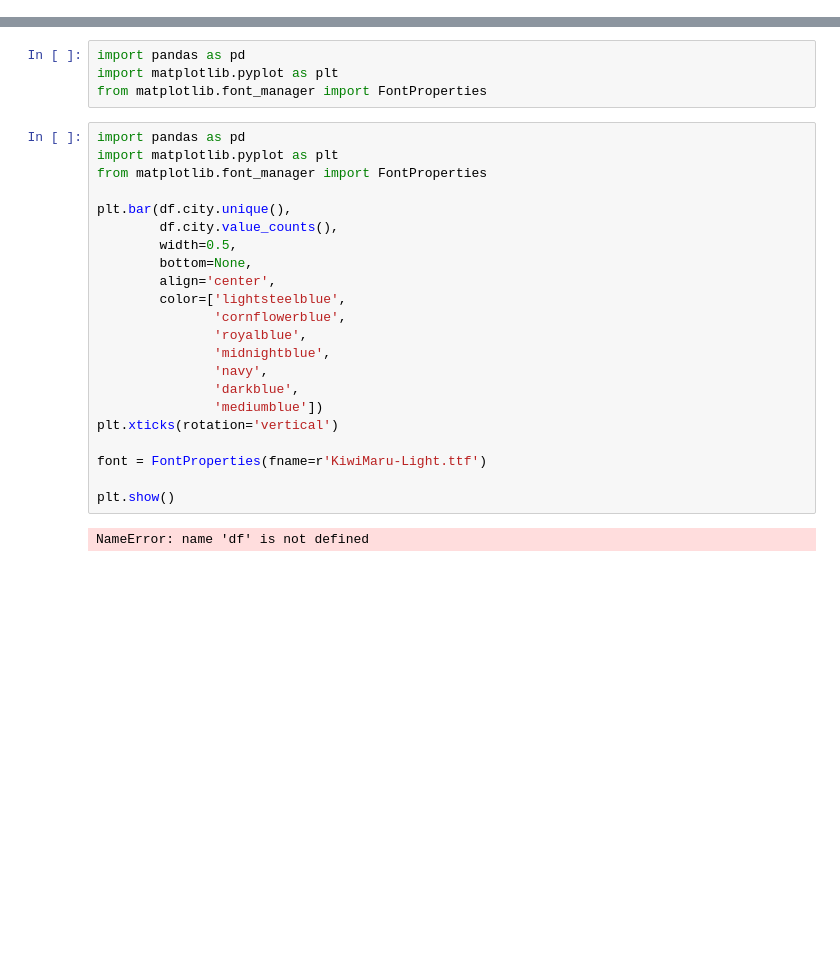
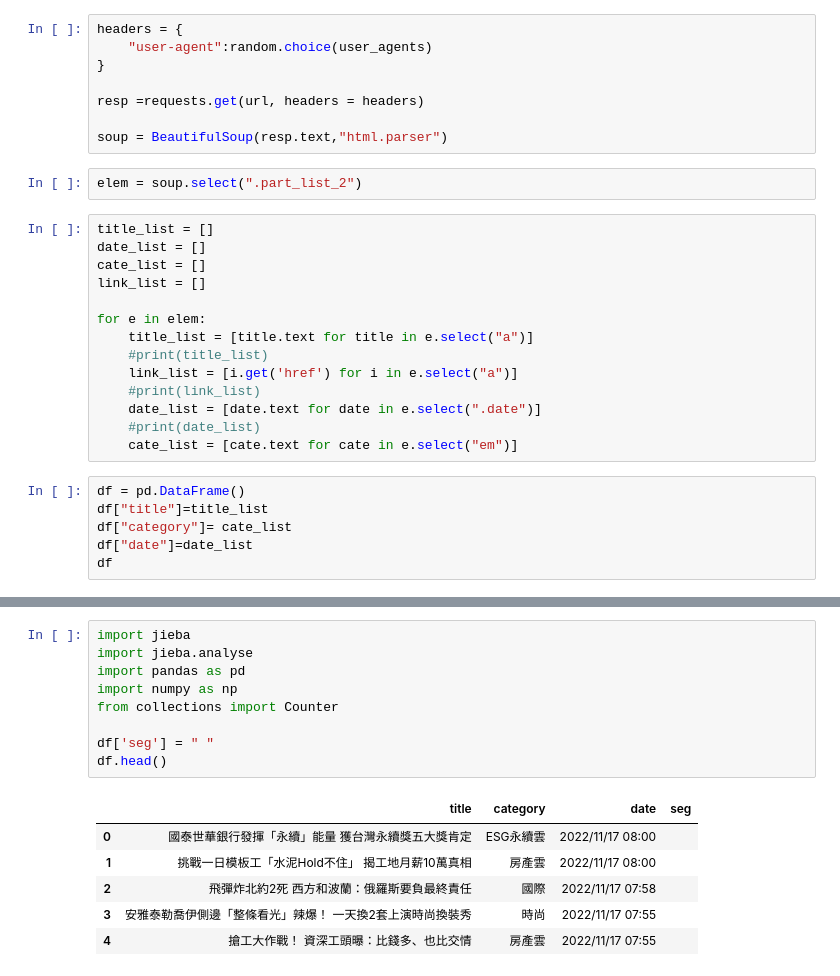
Before and after one commit to ssutsen/PL, a Jupyter notebook: week8-p.ipynb, the cells around one changed output, grey strips where cells are left out. Saved outputs shown, nothing was run; the diff lists cells and outputs as text; blank space fills up the shorter version.

```diff
--- a/week8-p.ipynb
+++ b/week8-p.ipynb
@@ -76,0 +27,30 @@ plt.show()
+# %%
+headers = {
+    "user-agent":random.choice(user_agents)
+}
+
+resp =requests.get(url, headers = headers)
+
+soup = BeautifulSoup(resp.text,"html.parser")
+# %%
+elem = soup.select(".part_list_2")
+# %%
+title_list = []
+date_list = []
+cate_list = []
+link_list = []
+
+for e in elem:
+    title_list = [title.text for title in e.select("a")]
+    #print(title_list)
+    link_list = [i.get('href') for i in e.select("a")]
+    #print(link_list)
+    date_list = [date.text for date in e.select(".date")]
+    #print(date_list)
+    cate_list = [cate.text for cate in e.select("em")]
+# %%
+df = pd.DataFrame()
+df["title"]=title_list
+df["category"]= cate_list
+df["date"]=date_list
+df
@@ -77,28 +71,16 @@ plt.show()
 # %%
+import jieba
+import jieba.analyse
 import pandas as pd
-import matplotlib.pyplot as plt
-from matplotlib.font_manager import FontProperties
+import numpy as np
+from collections import Counter
+
+df['seg'] = " "
+df.head()
+# %% [output]
+|  | title | category | date | seg |
+| 0 | 國泰世華銀行發揮「永續」能量 獲台灣永續獎五大獎肯定 | ESG永續雲 | 2022/11/17 08:00 |  |
+| 1 | 挑戰一日模板工「水泥Hold不住」 揭工地月薪10萬真相 | 房產雲 | 2022/11/17 08:00 |  |
+| 2 | 飛彈炸北約2死 西方和波蘭：俄羅斯要負最終責任 | 國際 | 2022/11/17 07:58 |  |
+| 3 | 安雅泰勒喬伊側邊「整條看光」辣爆！ 一天換2套上演時尚換裝秀 | 時尚 | 2022/11/17 07:55 |  |
+| 4 | 搶工大作戰！ 資深工頭曝：比錢多、也比交情 | 房產雲 | 2022/11/17 07:55 |  |
-# %%
-import pandas as pd
-import matplotlib.pyplot as plt
-from matplotlib.font_manager import FontProperties
-
-plt.bar(df.city.unique(),
-        df.city.value_counts(),
-        width=0.5,
-        bottom=None,
-        align='center',
-        color=['lightsteelblue',
-               'cornflowerblue',
-               'royalblue',
-               'midnightblue',
-               'navy',
-               'darkblue',
-               'mediumblue'])
-plt.xticks(rotation='vertical')
-
-font = FontProperties(fname=r'KiwiMaru-Light.ttf')
-
-plt.show()
-# %% [output]
-NameError: name 'df' is not defined
```
Also changed, not shown: parts of 13 cells of this notebook, 10 other files.
